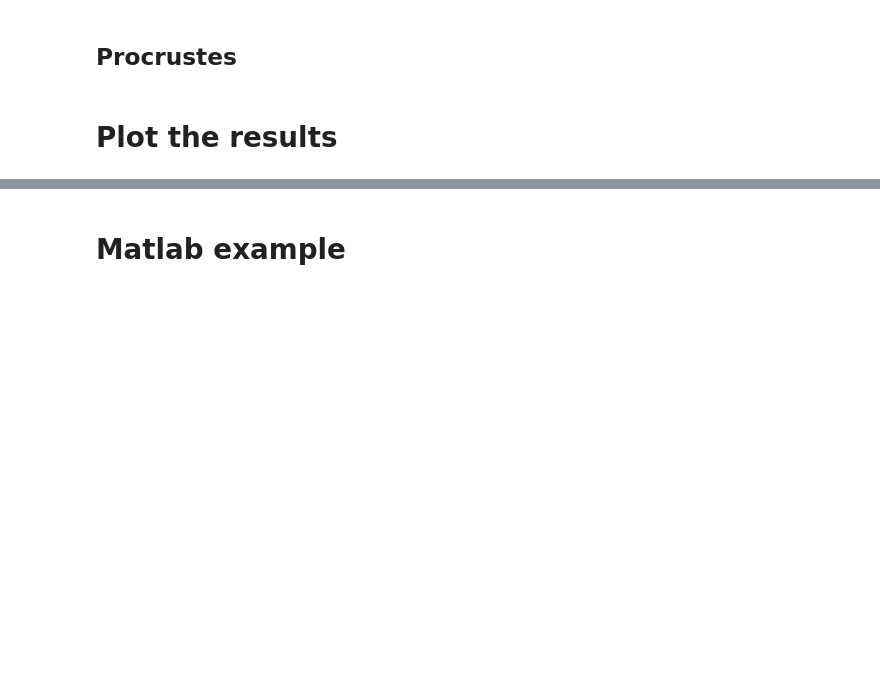
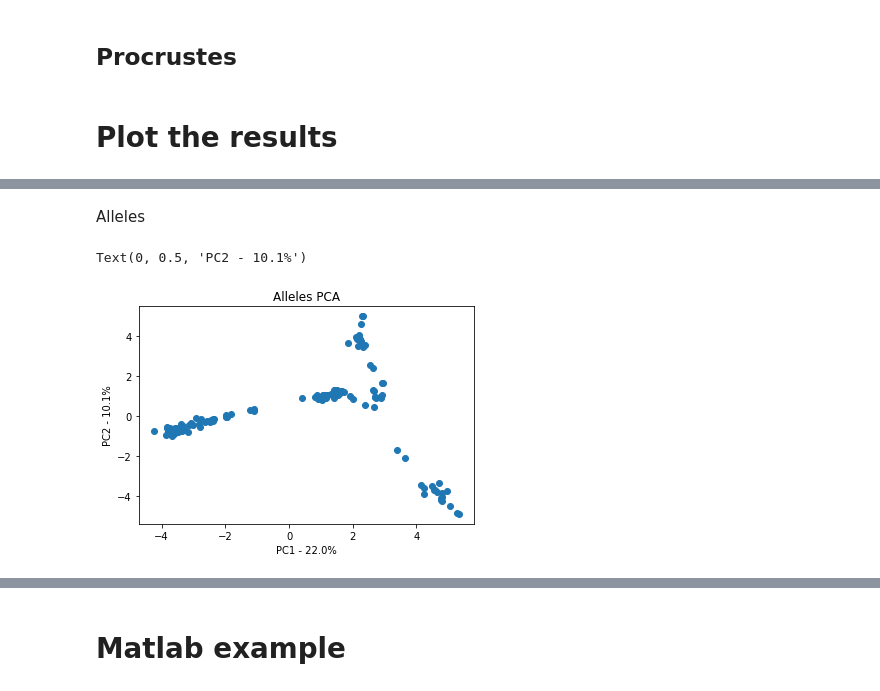
Before and after one commit to camoalon/language_genes, a Jupyter notebook: PCA.ipynb, the cells around one changed output, grey strips where cells are left out. Drawn from its saved outputs; the diff is of its cells as text; code cells hidden in the pictures; blank space fills up the shorter version.

```diff
--- a/PCA.ipynb
+++ b/PCA.ipynb
@@ -268,0 +342,10 @@ print(t0)
+# %% [markdown]
+Alleles
+# %%
+plt.scatter(alleles_pc['PC1'], alleles_pc['PC2'])
+plt.title('Alleles PCA')
+plt.xlabel('PC1 - {0}%'.format(per_var[0]))
+plt.ylabel('PC2 - {0}%'.format(per_var[1]))
+# %% [output]
+Text(0, 0.5, 'PC2 - 10.1%')
+[figure, added]
```
Also changed, not shown: parts of 35 cells of this notebook.
